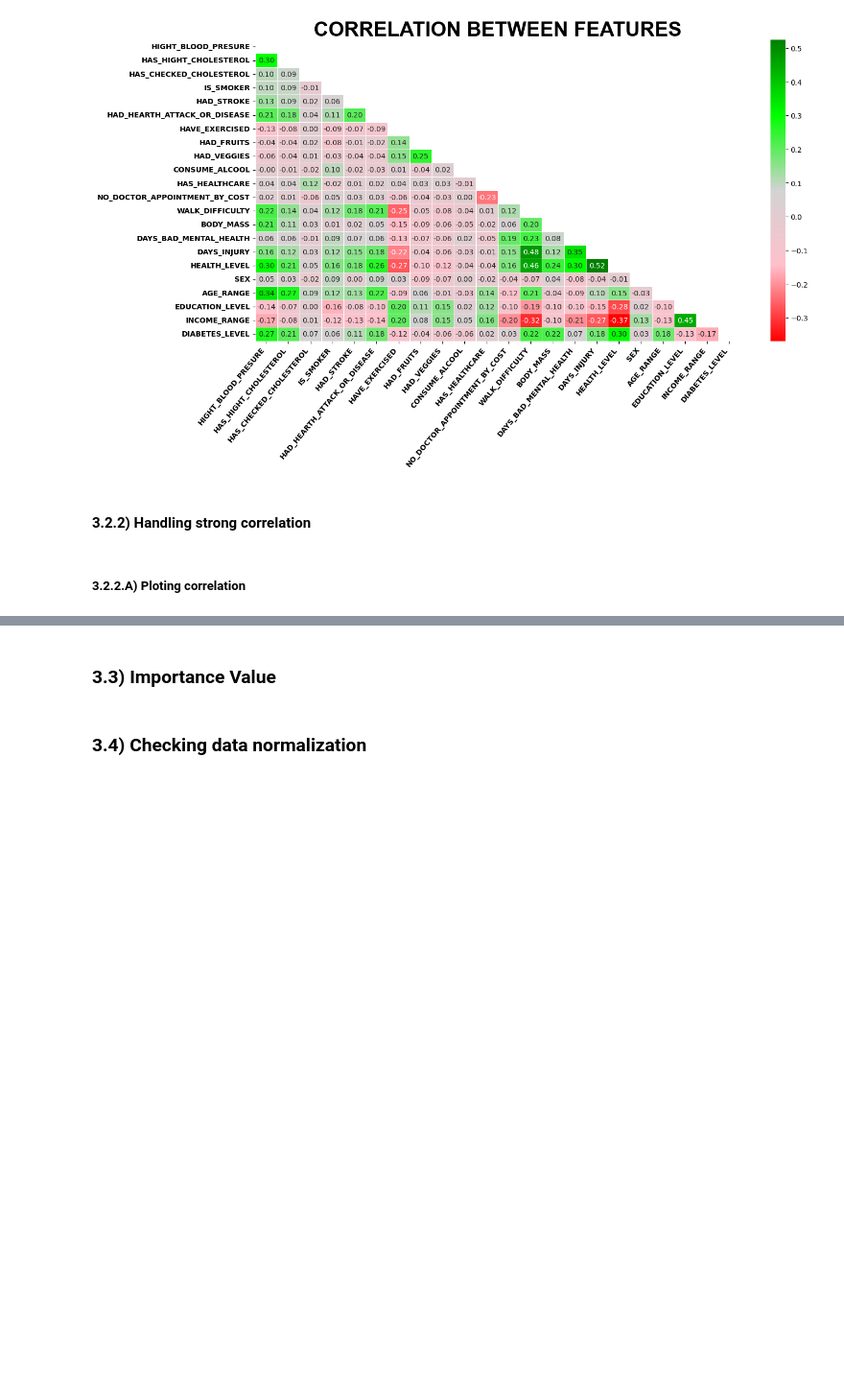
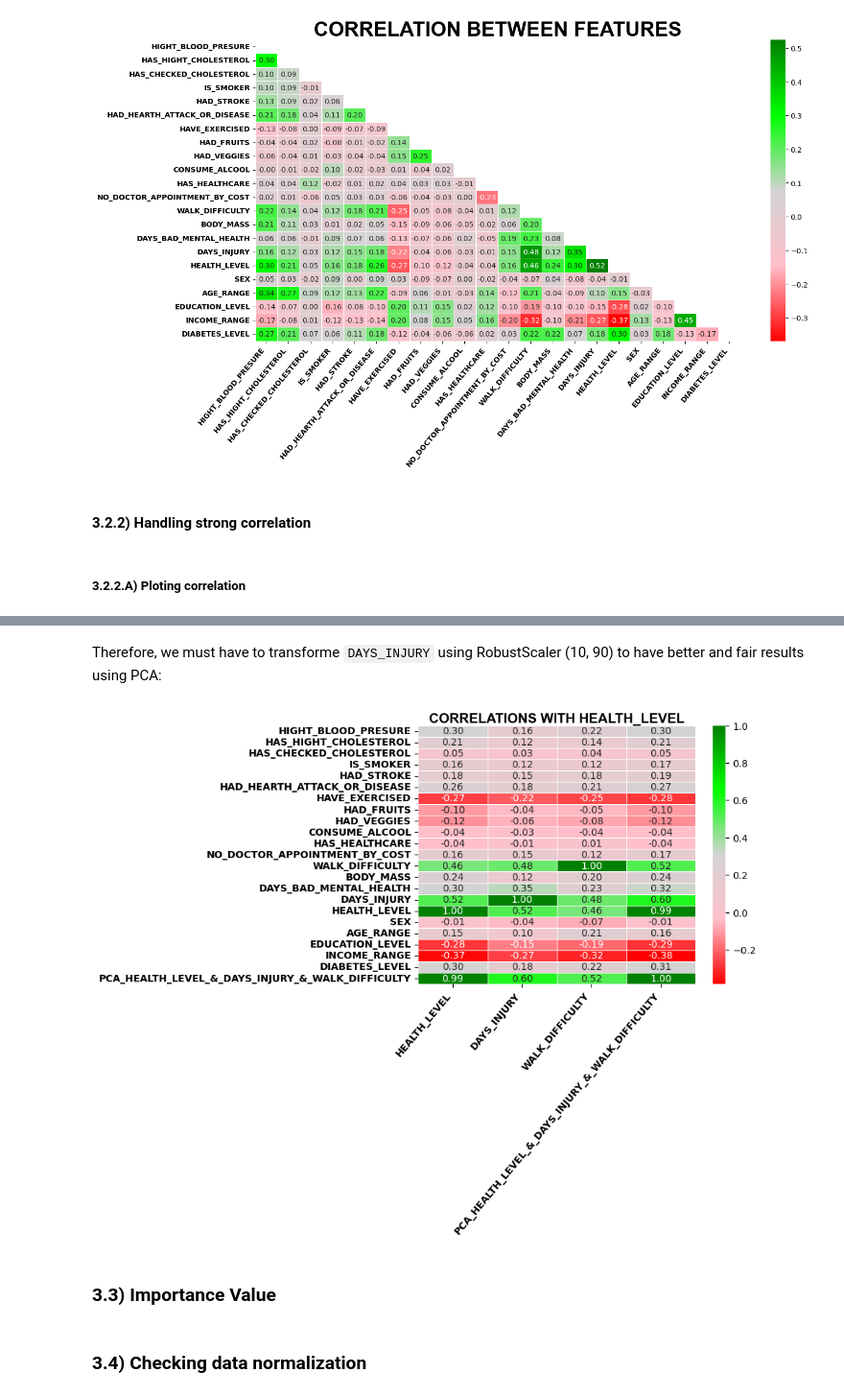
Before and after one commit to TulioInoue/diabetes_study, a Jupyter notebook: cleanning_data.ipynb, the cells around one changed output, grey strips where cells are left out. Shown at 96% size. Drawn from its saved outputs; the diff is of its cells as text; code cells hidden in the pictures; blank space fills up the shorter version.

```diff
--- a/cleanning_data.ipynb
+++ b/cleanning_data.ipynb
@@ -649,3 +809,50 @@ shape: (249_049, 22)
+# %% [markdown]
+<p align = "justigy">Therefore, we must have to transforme <code>DAYS_INJURY</code> using RobustScaler (10, 90) to have better and fair results using PCA:</p>
+# %%
+pca_transformer = PCA(
+    n_components = 1
+)
+
+fig, ax = plt.subplots()
+
+corr_dataset = dataset.with_columns(
+    pl.lit(
+        RobustScaler(
+        quantile_range = (10, 90)
+    ).fit_transform(dataset["DAYS_INJURY"].to_numpy().reshape(-1, 1)).reshape(-1)
+    ).alias("DAYS_INJURY_PROCESSED")
+)
+
+corr_dataset = corr_dataset.with_columns(
+    pl.col(pl.Enum).to_physical(),
+    pl.lit(
+        pca_transformer.fit_transform(
+            corr_dataset.with_columns(
+                pl.col(pl.Enum).to_physical()
+            )[["DAYS_INJURY_PROCESSED", "HEALTH_LEVEL", "WALK_DIFFICULTY"]]
+        ).reshape(-1)
+    ).alias("PCA_HEALTH_LEVEL_&_DAYS_INJURY_&_WALK_DIFFICULTY")
+).drop(
+    ["DAYS_INJURY_PROCESSED"]
+).corr()
+
+plots.plot_heatmap(
+    ax = ax,
+    corr_dataset = corr_dataset[["HEALTH_LEVEL", "DAYS_INJURY", "WALK_DIFFICULTY", "PCA_HEALTH_LEVEL_&_DAYS_INJURY_&_WALK_DIFFICULTY"]],
+    title = {
+        "text": "CORRELATIONS WITH HEALTH_LEVEL",
+        "size": 14,
+    },
+    yticklabels = corr_dataset.columns,
+    xticksrotation = 50,
+    haxticks = "right",
+    hayticks = "right",
+    hasMask = False
+)
+
+plt.show()
+# %% [output]
+[figure, added]
 # %% [markdown]
 ### 3.3) Importance Value
 # %% [markdown]
```
Also changed, not shown: parts of 16 cells of this notebook, 1 other file.
